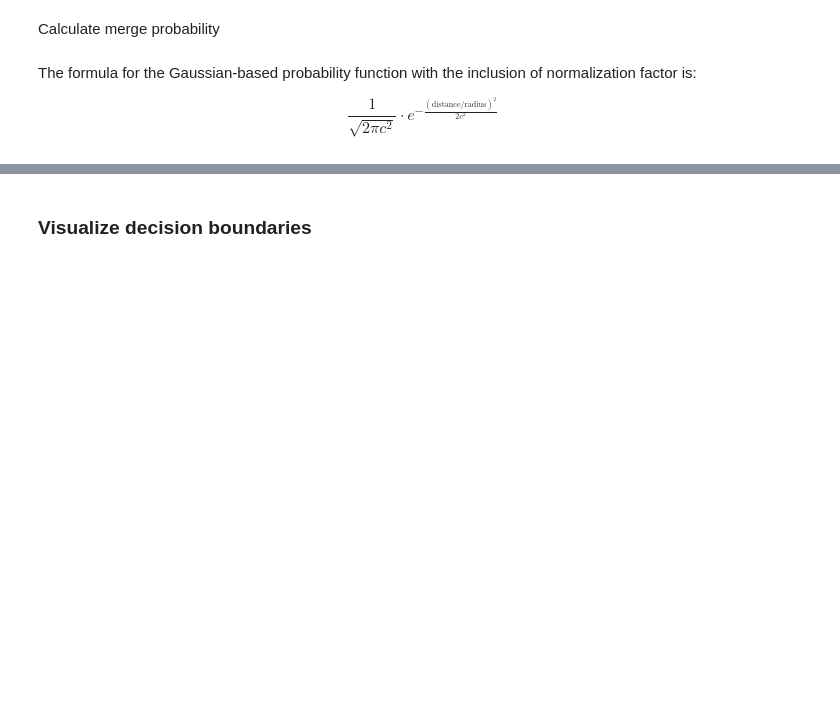
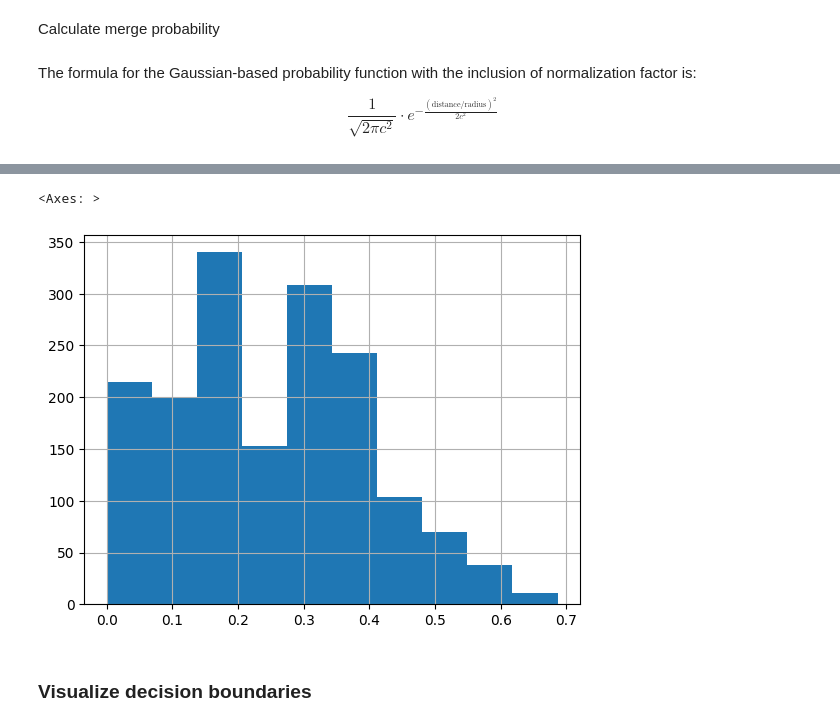
Before and after one commit to c4-lab/blf-attractor-algorithm, a Jupyter notebook: attractor_search.ipynb, the cells around one changed output, grey strips where cells are left out. Cells and saved outputs as stored; diff of their text form; code cells hidden in the pictures; blank space fills up the shorter version.

```diff
--- a/attractor_search.ipynb
+++ b/attractor_search.ipynb
@@ -169,3 +263,8 @@ for index_a, index_b in zip(Merge_table.original_center_index, Merge_table.origi
+# %%
+Merge_table.final_merge_probability.hist()
+# %% [output]
+<Axes: >
+[figure, added]
 # %% [markdown]
 ### Visualize decision boundaries
 # %%
```
Also changed, not shown: parts of 12 cells of this notebook, 7 other files.
